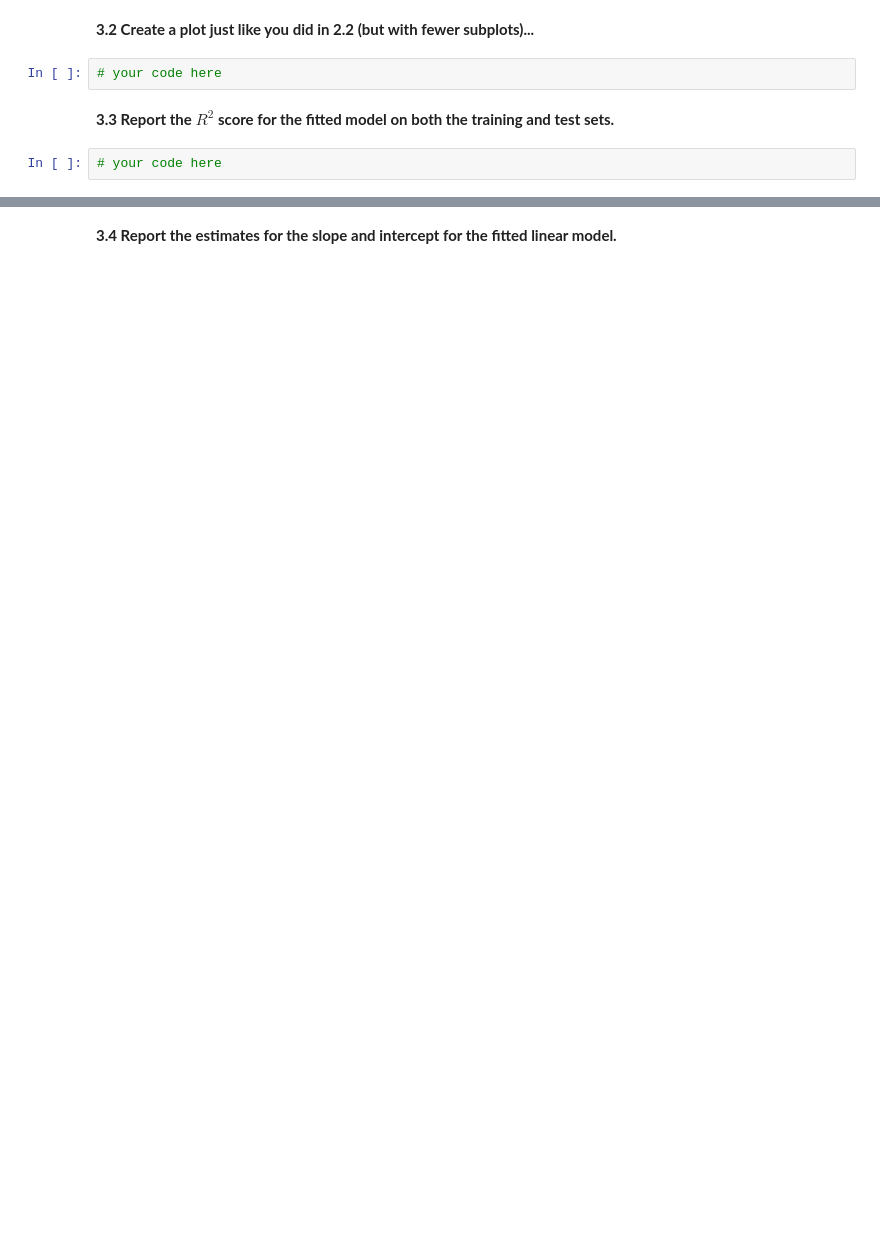
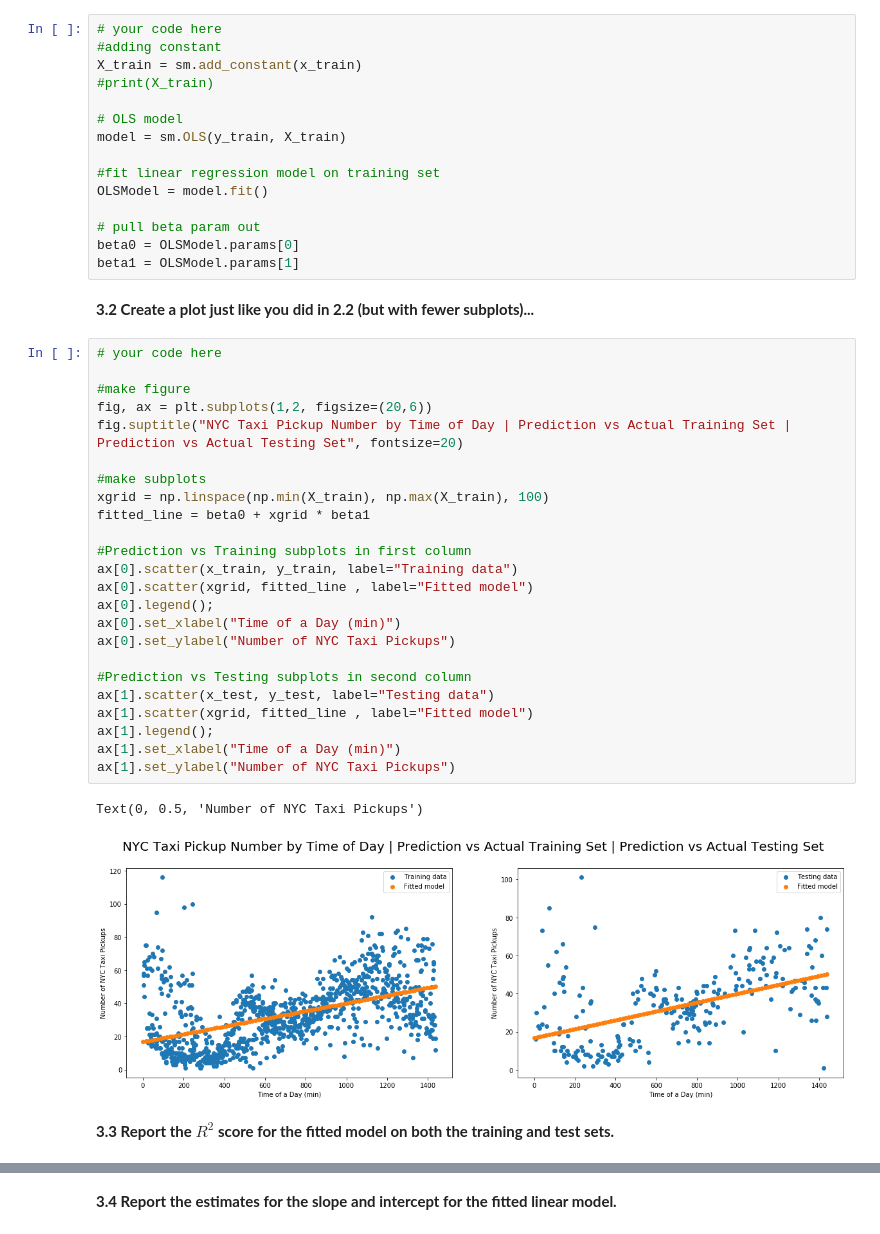
Before and after one commit to jadekessler3/2019-CS109A, a Jupyter notebook: content/homeworks/cs109a_hw2/cs109a_hw2.ipynb, the cells around one changed output, grey strips where cells are left out. Cells and saved outputs as stored; diff of their text form; blank space fills up the shorter version.

```diff
--- a/content/homeworks/cs109a_hw2/cs109a_hw2.ipynb
+++ b/content/homeworks/cs109a_hw2/cs109a_hw2.ipynb
@@ -247,8 +344,46 @@ We next consider simple linear regression, which we know from lecture is a param
+# %%
+# your code here
+#adding constant
+X_train = sm.add_constant(x_train)
+#print(X_train)
+
+# OLS model
+model = sm.OLS(y_train, X_train)
+
+#fit linear regression model on training set
+OLSModel = model.fit()
+
+# pull beta param out
+beta0 = OLSModel.params[0]
+beta1 = OLSModel.params[1]
 # %% [markdown]
 **3.2 Create a plot just like you did in 2.2 (but with fewer subplots)...**
-# %%
-# your code here
+# %%
+# your code here
+
+#make figure
+fig, ax = plt.subplots(1,2, figsize=(20,6))
+fig.suptitle("NYC Taxi Pickup Number by Time of Day | Prediction vs Actual Training Set | Prediction vs Actual Testing Set", fontsize=20)
+
+#make subplots
+xgrid = np.linspace(np.min(X_train), np.max(X_train), 100)
+fitted_line = beta0 + xgrid * beta1
+
+#Prediction vs Training subplots in first column
+ax[0].scatter(x_train, y_train, label="Training data")
+ax[0].scatter(xgrid, fitted_line , label="Fitted model")
+ax[0].legend();
+ax[0].set_xlabel("Time of a Day (min)")
+ax[0].set_ylabel("Number of NYC Taxi Pickups")
+
+#Prediction vs Testing subplots in second column
+ax[1].scatter(x_test, y_test, label="Testing data")
+ax[1].scatter(xgrid, fitted_line , label="Fitted model")
+ax[1].legend();
+ax[1].set_xlabel("Time of a Day (min)")
+ax[1].set_ylabel("Number of NYC Taxi Pickups")
+# %% [output]
+Text(0, 0.5, 'Number of NYC Taxi Pickups')
+[figure, added]
 # %% [markdown]
 **3.3 Report the $R^2$ score for the fitted model on both the training and test sets.**
-# %%
-# your code here
```
Also changed, not shown: parts of 30 cells of this notebook, 2 other files.
